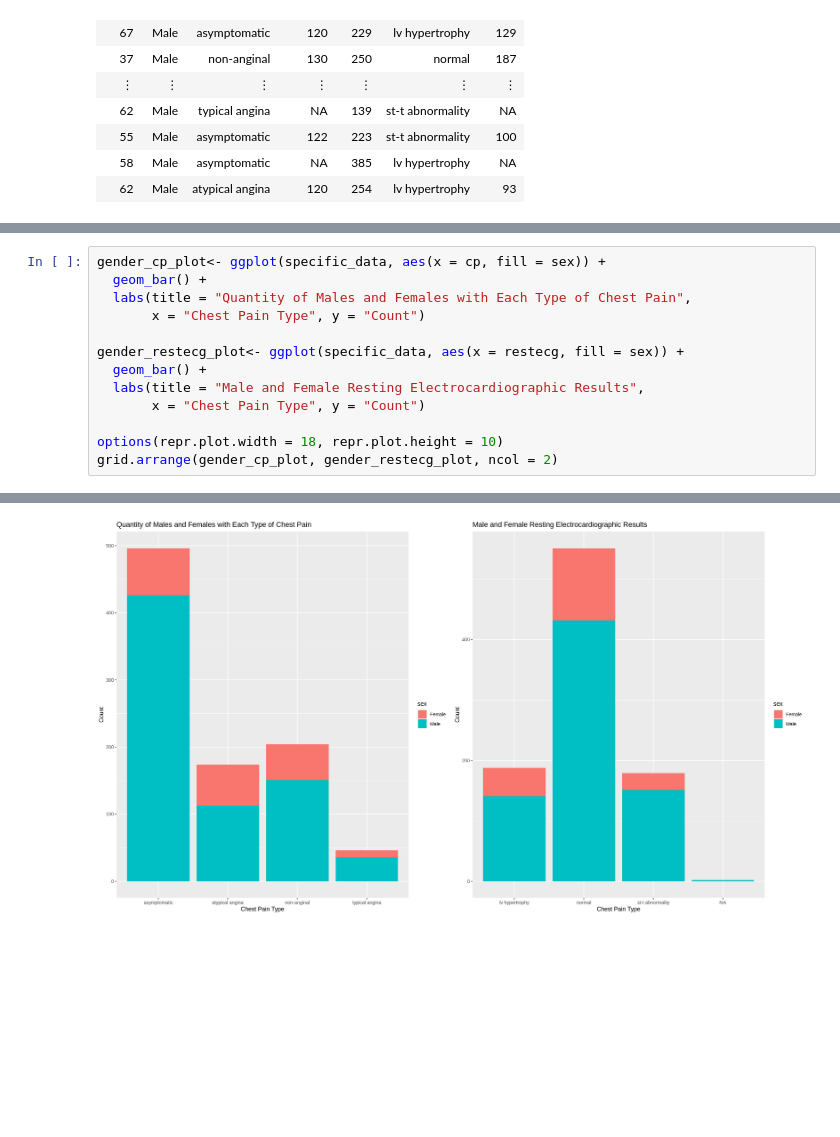
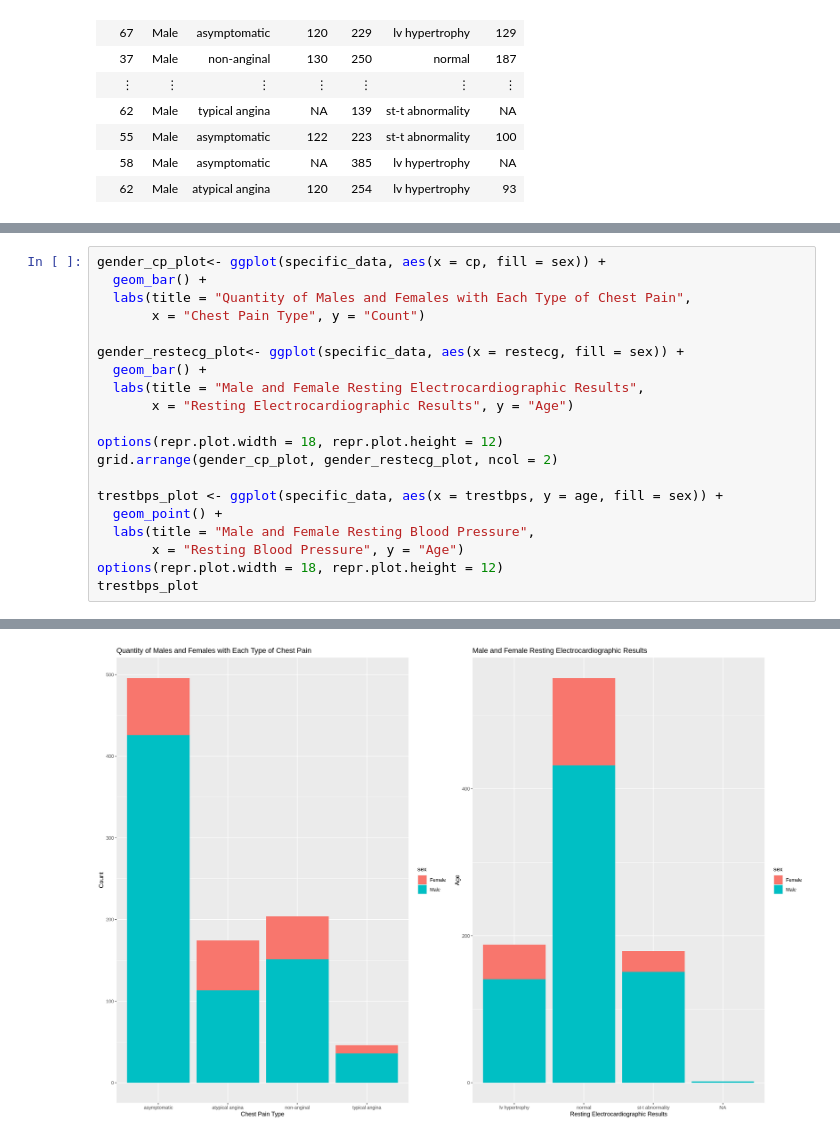
Before and after one commit to raulortiz04/dsci-100-2023s1-group-59, a Jupyter notebook: Proposal.ipynb, the cells around one changed output, grey strips where cells are left out. Cells and saved outputs as stored; diff of their text form; blank space fills up the shorter version.

```diff
--- a/Proposal.ipynb
+++ b/Proposal.ipynb
@@ -83,8 +64,15 @@ gender_cp_plot<- ggplot(specific_data, aes(x = cp, fill = sex)) +
 gender_restecg_plot<- ggplot(specific_data, aes(x = restecg, fill = sex)) +
   geom_bar() +
   labs(title = "Male and Female Resting Electrocardiographic Results",
-       x = "Chest Pain Type", y = "Count")
+       x = "Resting Electrocardiographic Results", y = "Age")
 
-options(repr.plot.width = 18, repr.plot.height = 10)
+options(repr.plot.width = 18, repr.plot.height = 12)
 grid.arrange(gender_cp_plot, gender_restecg_plot, ncol = 2)
+
+trestbps_plot <- ggplot(specific_data, aes(x = trestbps, y = age, fill = sex)) +
+  geom_point() +
+  labs(title = "Male and Female Resting Blood Pressure",
+       x = "Resting Blood Pressure", y = "Age")
+options(repr.plot.width = 18, repr.plot.height = 12)
+trestbps_plot
 # %% [output]
@@ -91 +81 @@ grid.arrange(gender_cp_plot, gender_restecg_plot, ncol = 2)
-[figure, old version]
+[figure, new version]
```
Also changed, not shown: parts of 5 cells of this notebook.
